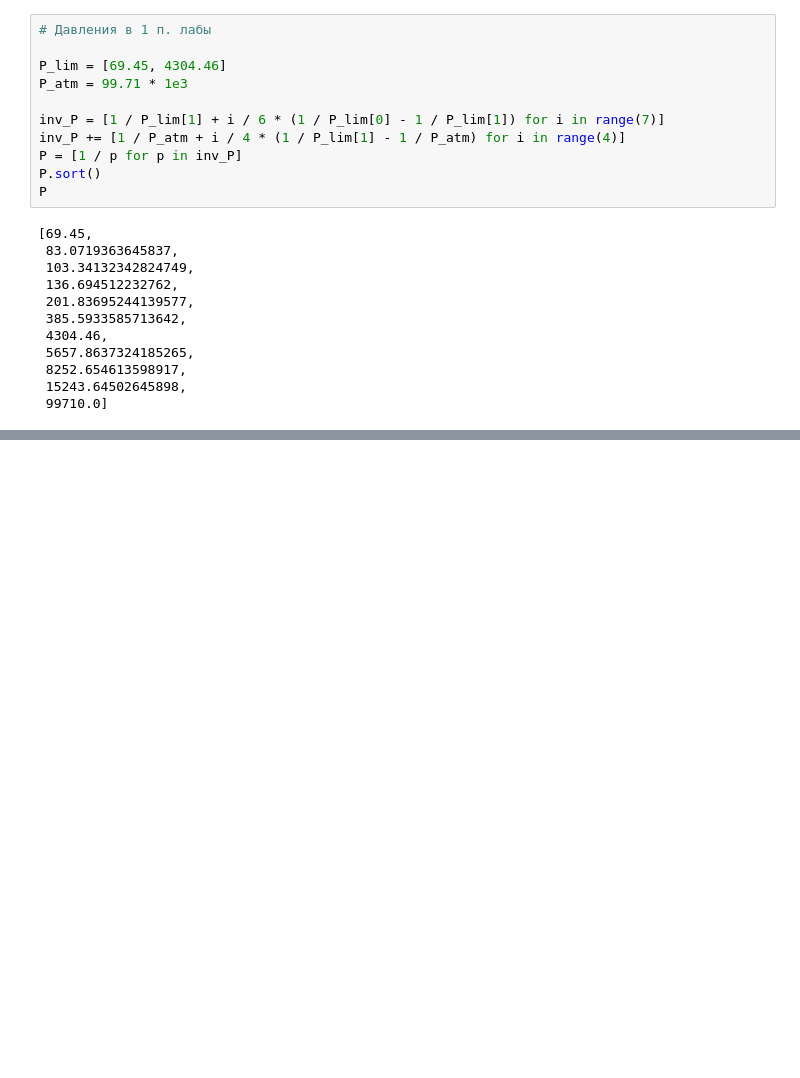
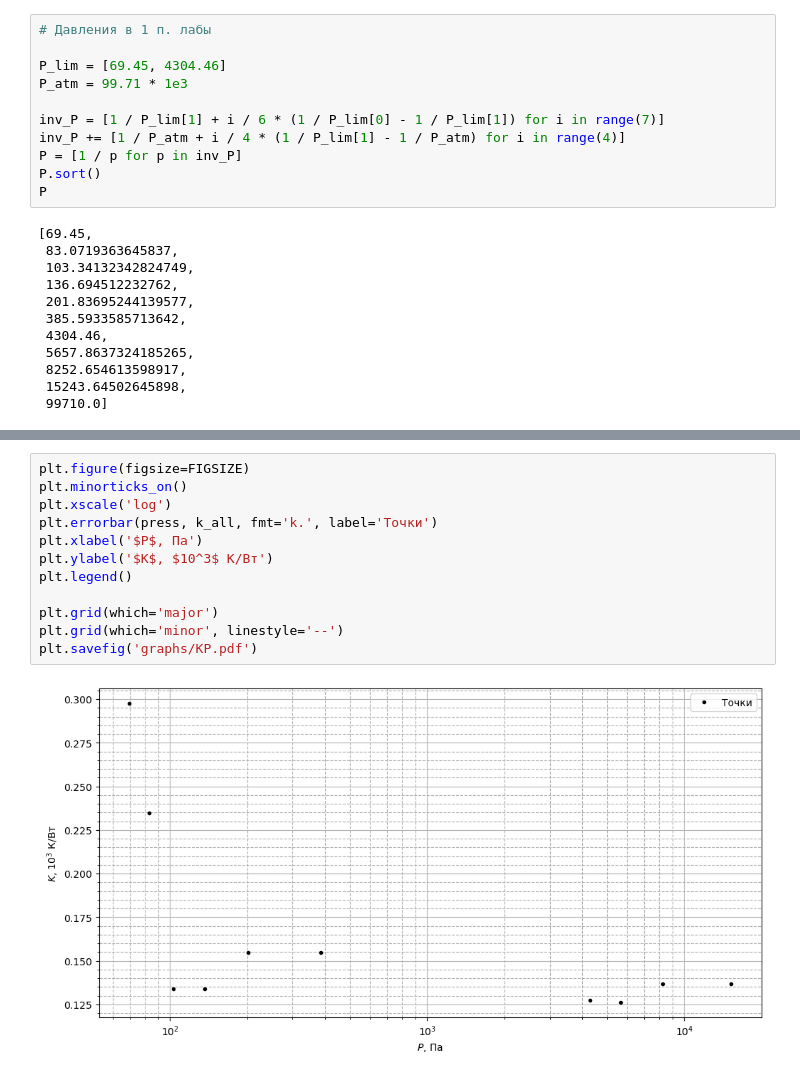
Before and after one commit to victorbaldin56/phys_vpv, a Jupyter notebook: 2_sem/calc.ipynb, the cells around one changed output, grey strips where cells are left out. Cells and saved outputs as stored; diff of their text form; blank space fills up the shorter version.

```diff
--- a/2_sem/calc.ipynb
+++ b/2_sem/calc.ipynb
@@ -145,0 +176,14 @@ R_MAX
+# %%
+plt.figure(figsize=FIGSIZE)
+plt.minorticks_on()
+plt.xscale('log')
+plt.errorbar(press, k_all, fmt='k.', label='Точки')
+plt.xlabel('$P$, Па')
+plt.ylabel('$K$, $10^3$ К/Вт')
+plt.legend()
+
+plt.grid(which='major')
+plt.grid(which='minor', linestyle='--')
+plt.savefig('graphs/KP.pdf')
+# %% [output]
+[figure, added]
```
Also changed, not shown: parts of 13 cells of this notebook, 19 other files.
